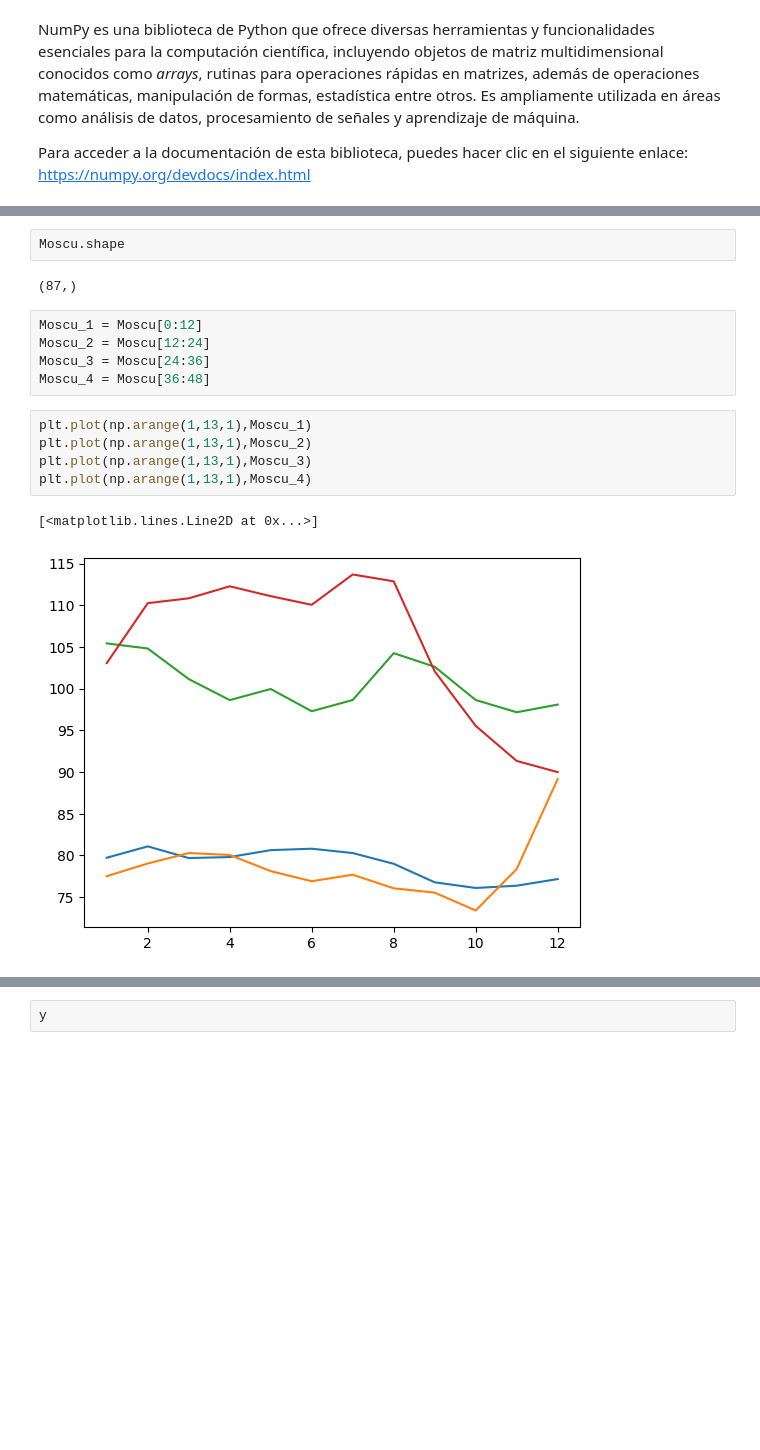
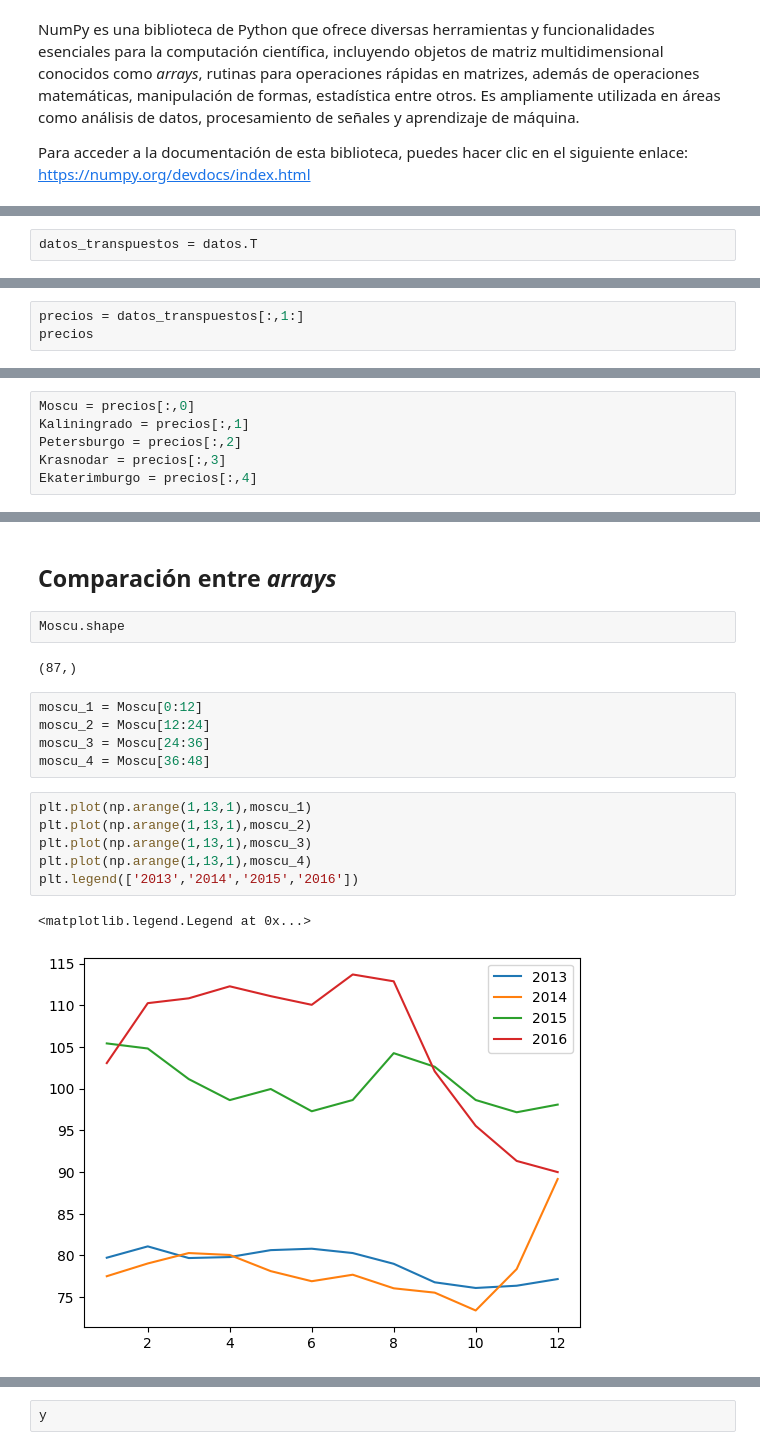
Before and after one commit to leonardotrill/numpy, a Jupyter notebook: Numpy.ipynb, the cells around one changed output, grey strips where cells are left out. Cells and saved outputs as stored; diff of their text form; blank space fills up the shorter version.

```diff
--- a/Numpy.ipynb
+++ b/Numpy.ipynb
@@ -85,0 +91,2 @@ array([[ 79.72,  42.67,  62.55,  48.26,  71.25],
+# %%
+datos_transpuestos = datos.T
@@ -85,0 +112,3 @@ array([[ 79.72,  42.67,  62.55,  48.26,  71.25],
+# %%
+precios = datos_transpuestos[:,1:]
+precios
@@ -119,0 +156,6 @@ Comparando Arrays
+# %%
+Moscu = precios[:,0]
+Kaliningrado = precios[:,1]
+Petersburgo = precios[:,2]
+Krasnodar = precios[:,3]
+Ekaterimburgo = precios[:,4]
@@ -120,17 +167,20 @@ Comparando Arrays
+# %% [markdown]
+## Comparación entre *arrays*
 # %%
 Moscu.shape
 # %% [output]
 (87,)
 # %%
-Moscu_1 = Moscu[0:12]
-Moscu_2 = Moscu[12:24]
-Moscu_3 = Moscu[24:36]
-Moscu_4 = Moscu[36:48]
+moscu_1 = Moscu[0:12]
+moscu_2 = Moscu[12:24]
+moscu_3 = Moscu[24:36]
+moscu_4 = Moscu[36:48]
 # %%
-plt.plot(np.arange(1,13,1),Moscu_1)
-plt.plot(np.arange(1,13,1),Moscu_2)
-plt.plot(np.arange(1,13,1),Moscu_3)
-plt.plot(np.arange(1,13,1),Moscu_4)
+plt.plot(np.arange(1,13,1),moscu_1)
+plt.plot(np.arange(1,13,1),moscu_2)
+plt.plot(np.arange(1,13,1),moscu_3)
+plt.plot(np.arange(1,13,1),moscu_4)
+plt.legend(['2013','2014','2015','2016'])
 # %% [output]
-[<matplotlib.lines.Line2D at 0x...>]
+<matplotlib.legend.Legend at 0x...>
-[figure, old version]
+[figure, new version]
```
Also changed, not shown: parts of 69 cells of this notebook.
